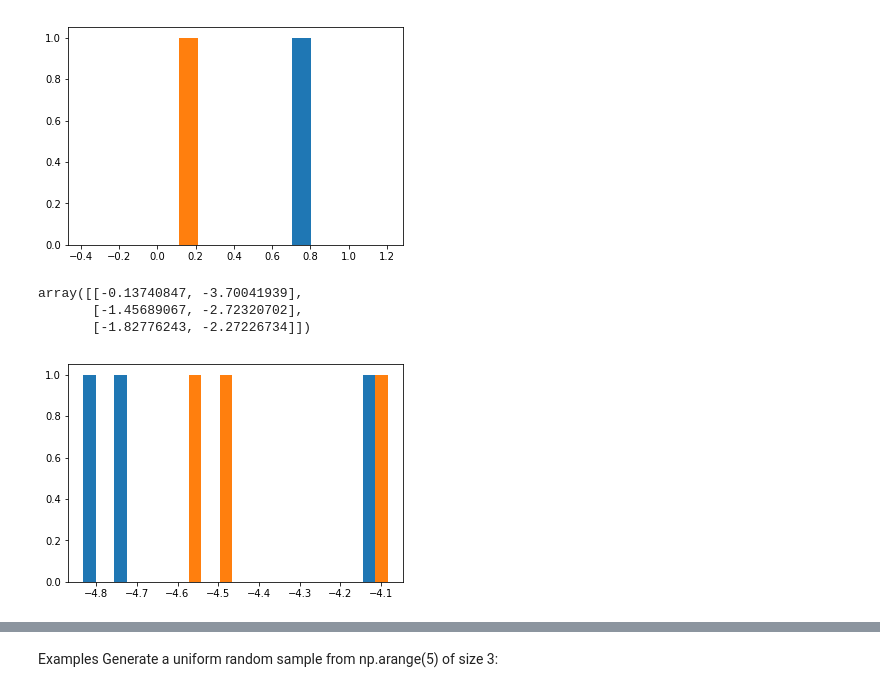
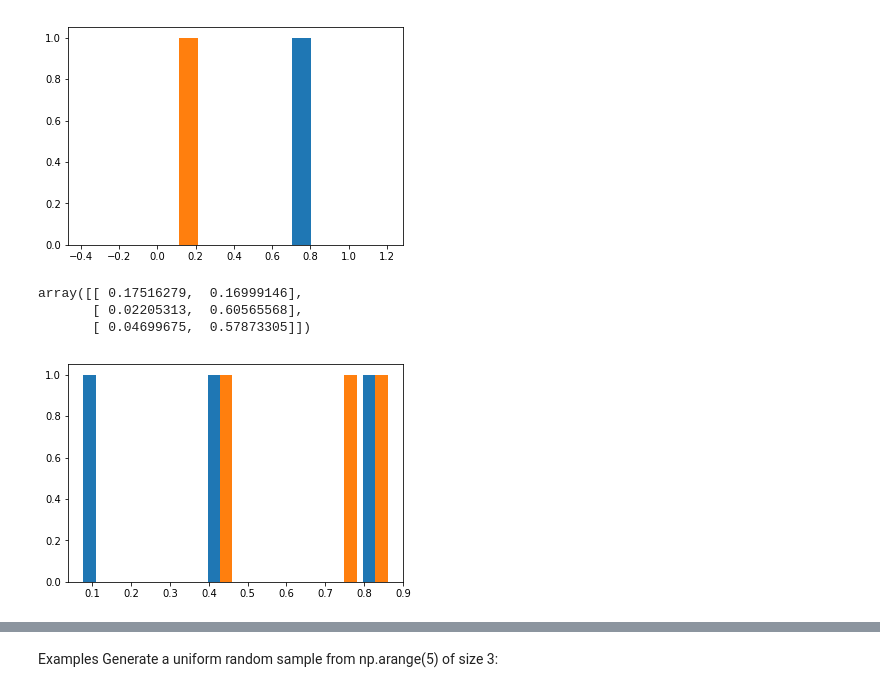
Before and after one commit to AnnemarieMcDonnelltemp/The-numpy.random-package, a Jupyter notebook: The numpy.random package.ipynb, the cells around one changed output, grey strips where cells are left out. Drawn from its saved outputs; the diff is of its cells as text; code cells hidden in the pictures.

```diff
--- a/The numpy.random package.ipynb
+++ b/The numpy.random package.ipynb
@@ -120,17 +129,17 @@ plt.show()
 # %% [output]
 [figure]
 # %%
-5 * np.random.random_sample((3, 2)) - 5
+np.random.random_sample((3, 2))
 # %% [output]
-array([[-0.13740847, -3.70041939],
-       [-1.45689067, -2.72320702],
-       [-1.82776243, -2.27226734]])
+array([[ 0.17516279,  0.16999146],
+       [ 0.02205313,  0.60565568],
+       [ 0.04699675,  0.57873305]])
 # %%
-x=np.random.random_sample((3,2)) -5
+x=np.random.random_sample((3,2))
 plt.hist(x)
 plt.show()
 # %% [output]
-[figure, old version]
+[figure, new version]
 # %% [markdown]
 # numpy.random.choice¶
 numpy.random.choice(a, size=None, replace=True, p=None)
```
Also changed, not shown: parts of 59 cells of this notebook.
